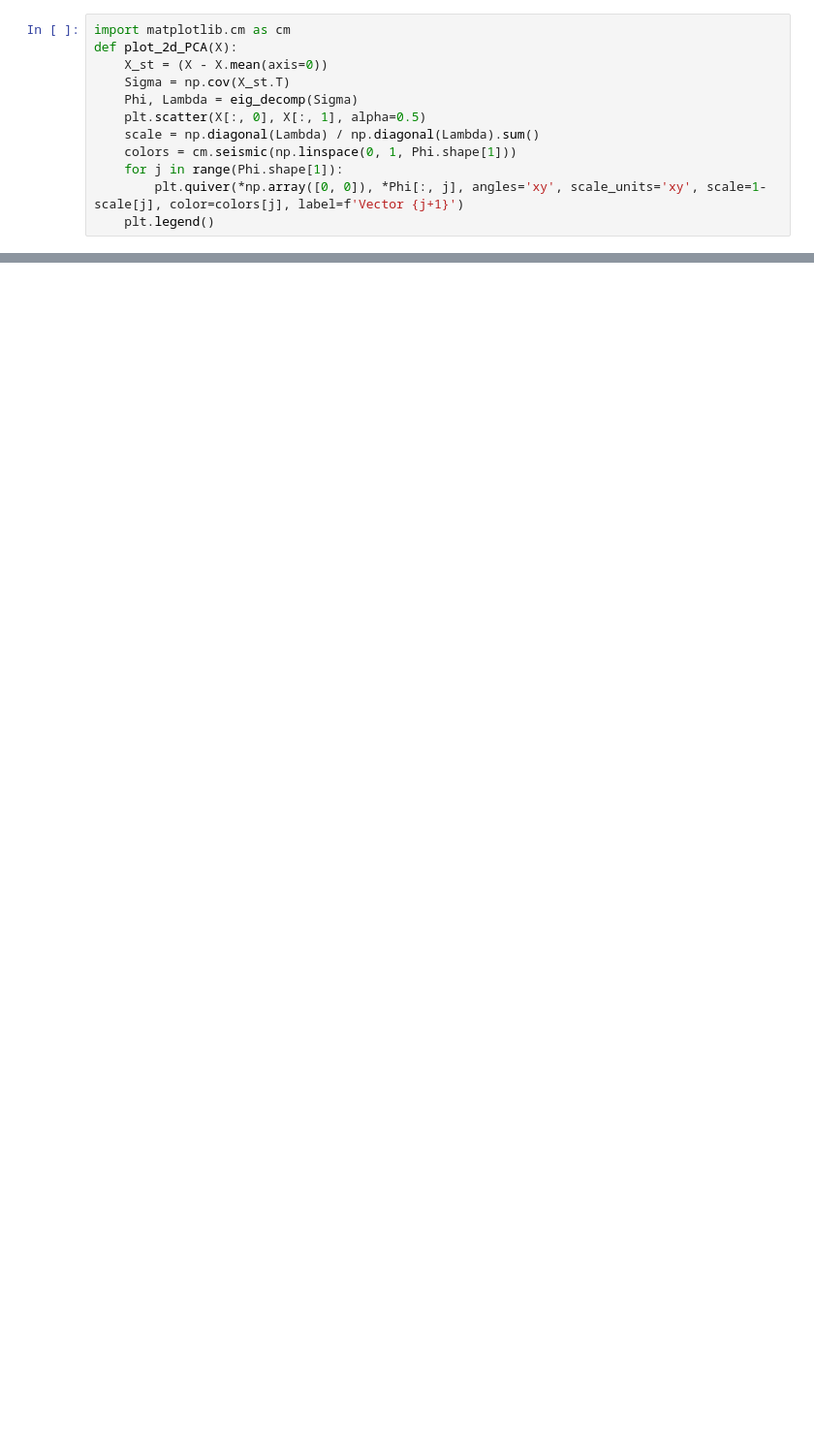
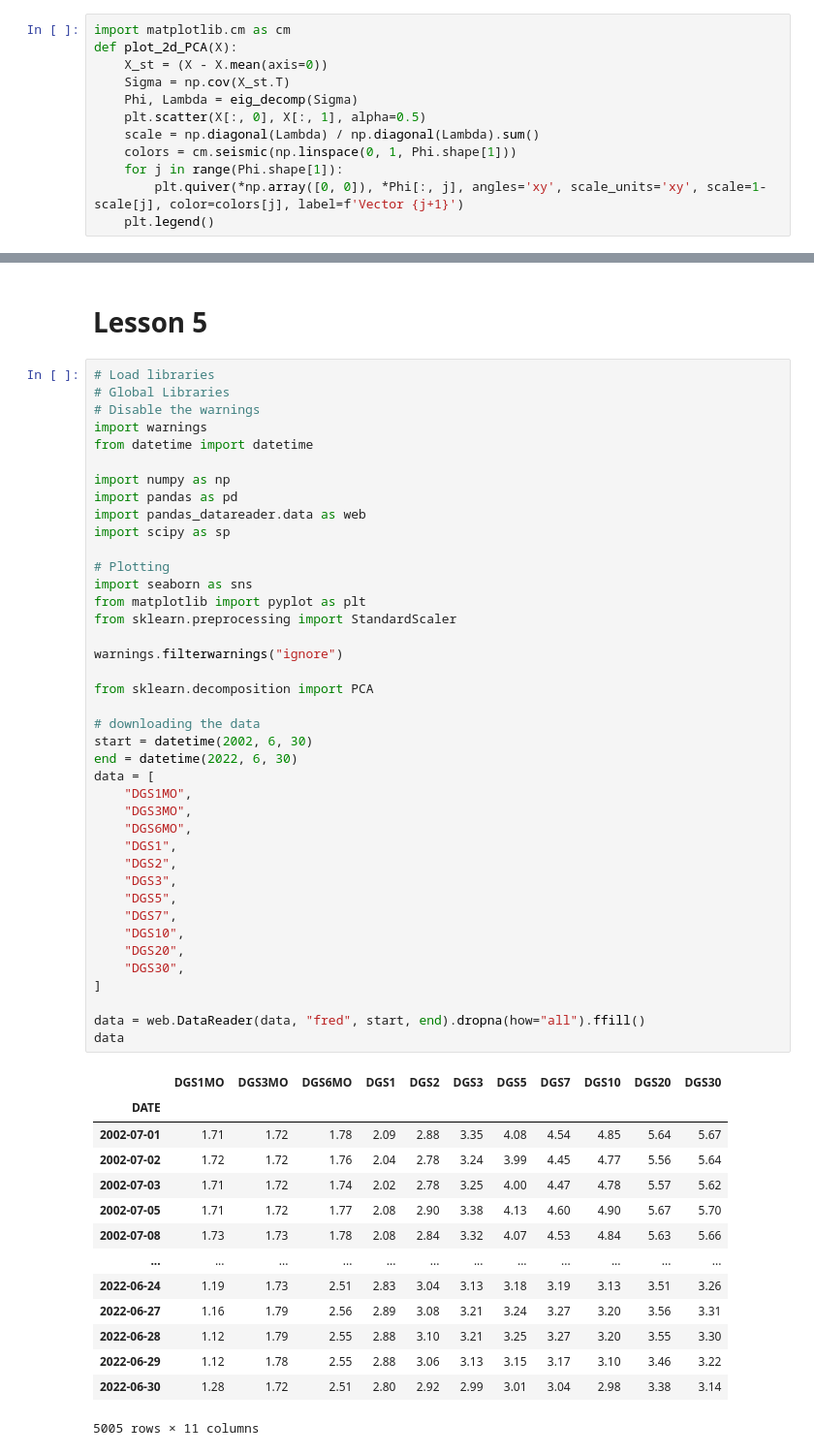
Before and after one commit to adevrent/WQU_DP, a Jupyter notebook: WQU_ML/M2.ipynb, the cells around one changed output, grey strips where cells are left out. Shown at 97% size. Cells and saved outputs as stored; diff of their text form; blank space fills up the shorter version.

```diff
--- a/WQU_ML/M2.ipynb
+++ b/WQU_ML/M2.ipynb
@@ -1558,0 +1551,57 @@ num_pc = 1
+# %% [markdown]
+# Lesson 5
+# %%
+# Load libraries
+# Global Libraries
+# Disable the warnings
+import warnings
+from datetime import datetime
+
+import numpy as np
+import pandas as pd
+import pandas_datareader.data as web
+import scipy as sp
+
+# Plotting
+import seaborn as sns
+from matplotlib import pyplot as plt
+from sklearn.preprocessing import StandardScaler
+
+warnings.filterwarnings("ignore")
+
+from sklearn.decomposition import PCA
+
+# downloading the data
+start = datetime(2002, 6, 30)
+end = datetime(2022, 6, 30)
+data = [
+    "DGS1MO",
+    "DGS3MO",
+    "DGS6MO",
+    "DGS1",
+    "DGS2",
+    "DGS3",
+    "DGS5",
+    "DGS7",
+    "DGS10",
+    "DGS20",
+    "DGS30",
+]
+
+data = web.DataReader(data, "fred", start, end).dropna(how="all").ffill()
+data
+# %% [output]
+|  | DGS1MO | DGS3MO | DGS6MO | DGS1 | DGS2 | DGS3 | DGS5 | DGS7 | DGS10 | DGS20 | DGS30 |
+| DATE |  |  |  |  |  |  |  |  |  |  |  |
+| 2002-07-01 | 1.71 | 1.72 | 1.78 | 2.09 | 2.88 | 3.35 | 4.08 | 4.54 | 4.85 | 5.64 | 5.67 |
+| 2002-07-02 | 1.72 | 1.72 | 1.76 | 2.04 | 2.78 | 3.24 | 3.99 | 4.45 | 4.77 | 5.56 | 5.64 |
+| 2002-07-03 | 1.71 | 1.72 | 1.74 | 2.02 | 2.78 | 3.25 | 4.00 | 4.47 | 4.78 | 5.57 | 5.62 |
+| 2002-07-05 | 1.71 | 1.72 | 1.77 | 2.08 | 2.90 | 3.38 | 4.13 | 4.60 | 4.90 | 5.67 | 5.70 |
+| 2002-07-08 | 1.73 | 1.73 | 1.78 | 2.08 | 2.84 | 3.32 | 4.07 | 4.53 | 4.84 | 5.63 | 5.66 |
+| ... | ... | ... | ... | ... | ... | ... | ... | ... | ... | ... | ... |
+| 2022-06-24 | 1.19 | 1.73 | 2.51 | 2.83 | 3.04 | 3.13 | 3.18 | 3.19 | 3.13 | 3.51 | 3.26 |
+| 2022-06-27 | 1.16 | 1.79 | 2.56 | 2.89 | 3.08 | 3.21 | 3.24 | 3.27 | 3.20 | 3.56 | 3.31 |
+| 2022-06-28 | 1.12 | 1.79 | 2.55 | 2.88 | 3.10 | 3.21 | 3.25 | 3.27 | 3.20 | 3.55 | 3.30 |
+| 2022-06-29 | 1.12 | 1.78 | 2.55 | 2.88 | 3.06 | 3.13 | 3.15 | 3.17 | 3.10 | 3.46 | 3.22 |
+| 2022-06-30 | 1.28 | 1.72 | 2.51 | 2.80 | 2.92 | 2.99 | 3.01 | 3.04 | 2.98 | 3.38 | 3.14 |
+5005 rows × 11 columns
```
Also changed, not shown: parts of 50 cells of this notebook.
